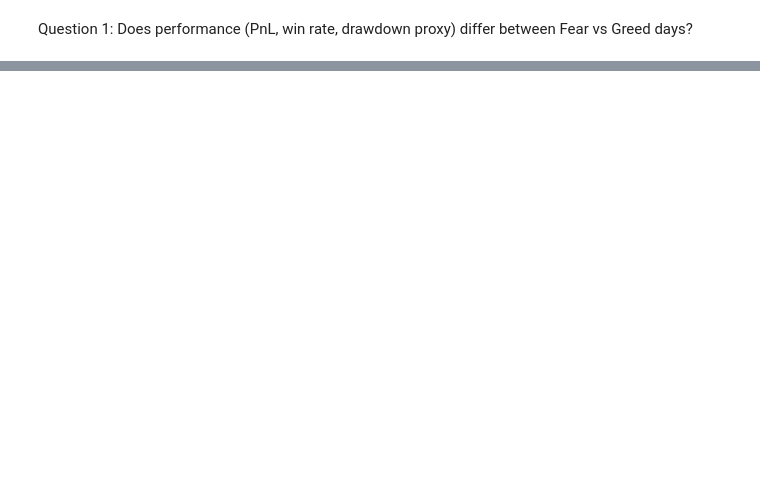
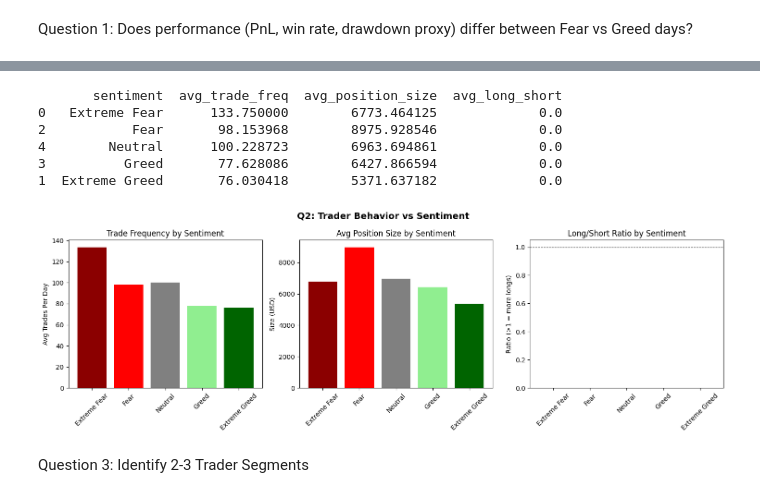
Before and after one commit to Nikhil09052007/TRADER_SEMTIMENT_ANALYSIS, a Jupyter notebook: analysis.ipynb, the cells around one changed output, grey strips where cells are left out. Saved outputs shown, nothing was run; the diff lists cells and outputs as text; code cells hidden in the pictures; blank space fills up the shorter version.

```diff
--- a/analysis.ipynb
+++ b/analysis.ipynb
@@ -376,0 +407,44 @@ Question 1: Does performance (PnL, win rate, drawdown proxy) differ between Fear
+# %%
+q2 = merged_df.groupby('sentiment').agg(
+    avg_trade_freq    = ('num_trades',        'mean'),
+    avg_position_size = ('avg_trade_size',    'mean'),
+    avg_long_short    = ('long_short_ratio',  'mean'),
+).reset_index()
+
+q2['sentiment'] = pd.Categorical(q2['sentiment'], categories=sentiment_order, ordered=True)
+q2 = q2.sort_values('sentiment')
+
+print(q2)
+# %% [output]
+       sentiment  avg_trade_freq  avg_position_size  avg_long_short
+0   Extreme Fear      133.750000        6773.464125             0.0
+2           Fear       98.153968        8975.928546             0.0
+4        Neutral      100.228723        6963.694861             0.0
+3          Greed       77.628086        6427.866594             0.0
+1  Extreme Greed       76.030418        5371.637182             0.0
+# %%
+fig, axes = plt.subplots(1, 3, figsize=(15, 5))
+
+axes[0].bar(q2['sentiment'], q2['avg_trade_freq'], color=colors)
+axes[0].set_title('Trade Frequency by Sentiment')
+axes[0].set_ylabel('Avg Trades Per Day')
+axes[0].tick_params(axis='x', rotation=45)
+
+axes[1].bar(q2['sentiment'], q2['avg_position_size'], color=colors)
+axes[1].set_title('Avg Position Size by Sentiment')
+axes[1].set_ylabel('Size (USD)')
+axes[1].tick_params(axis='x', rotation=45)
+
+axes[2].bar(q2['sentiment'], q2['avg_long_short'], color=colors)
+axes[2].axhline(1, color='black', linestyle='--', linewidth=0.8)
+axes[2].set_title('Long/Short Ratio by Sentiment')
+axes[2].set_ylabel('Ratio (>1 = more longs)')
+axes[2].tick_params(axis='x', rotation=45)
+
+plt.suptitle('Q2: Trader Behavior vs Sentiment', fontsize=14, fontweight='bold')
+plt.tight_layout()
+plt.show()
+# %% [output]
+[figure, added]
+# %% [markdown]
+Question 3: Identify 2-3 Trader Segments
```
Also changed, not shown: parts of 31 cells of this notebook, 1 other file.
